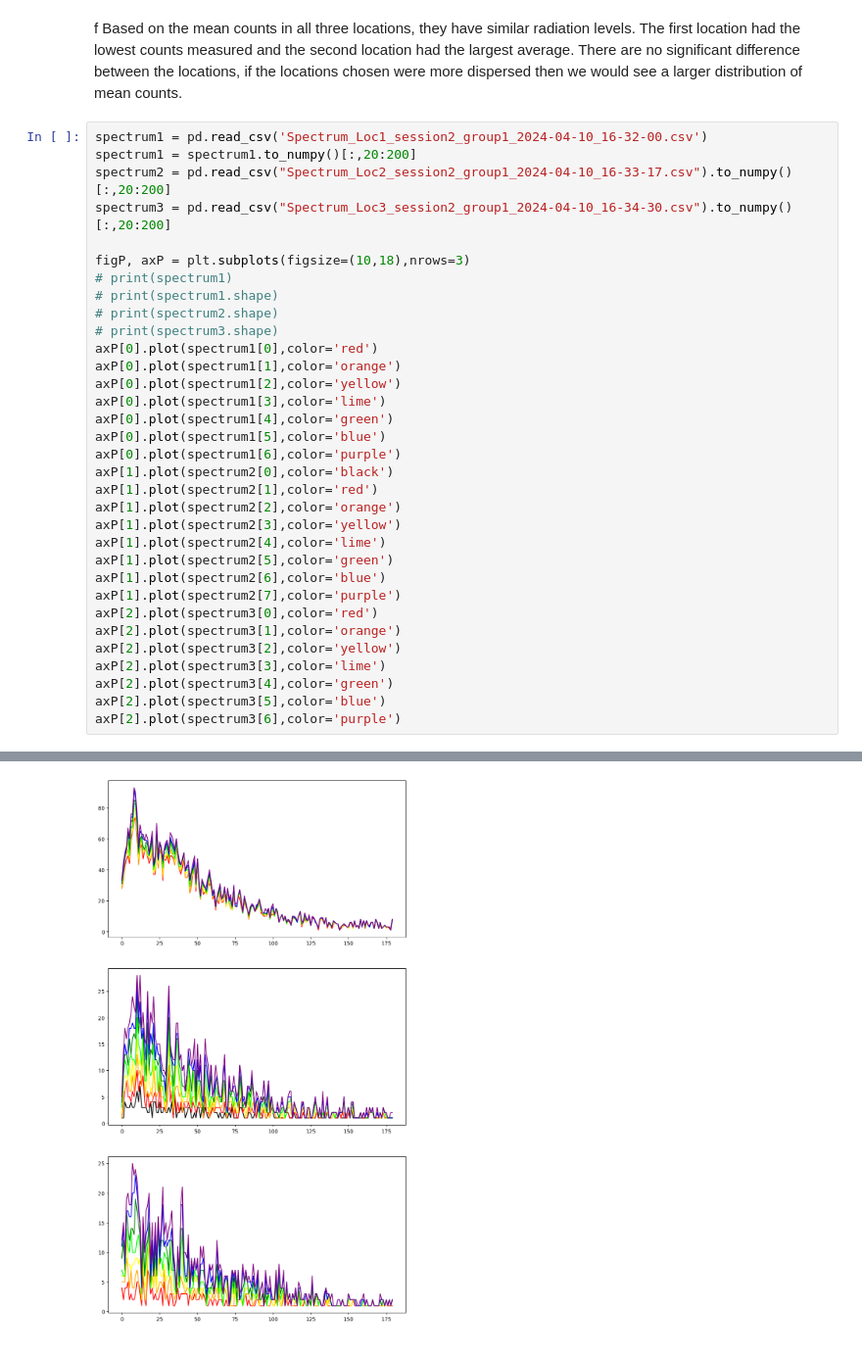
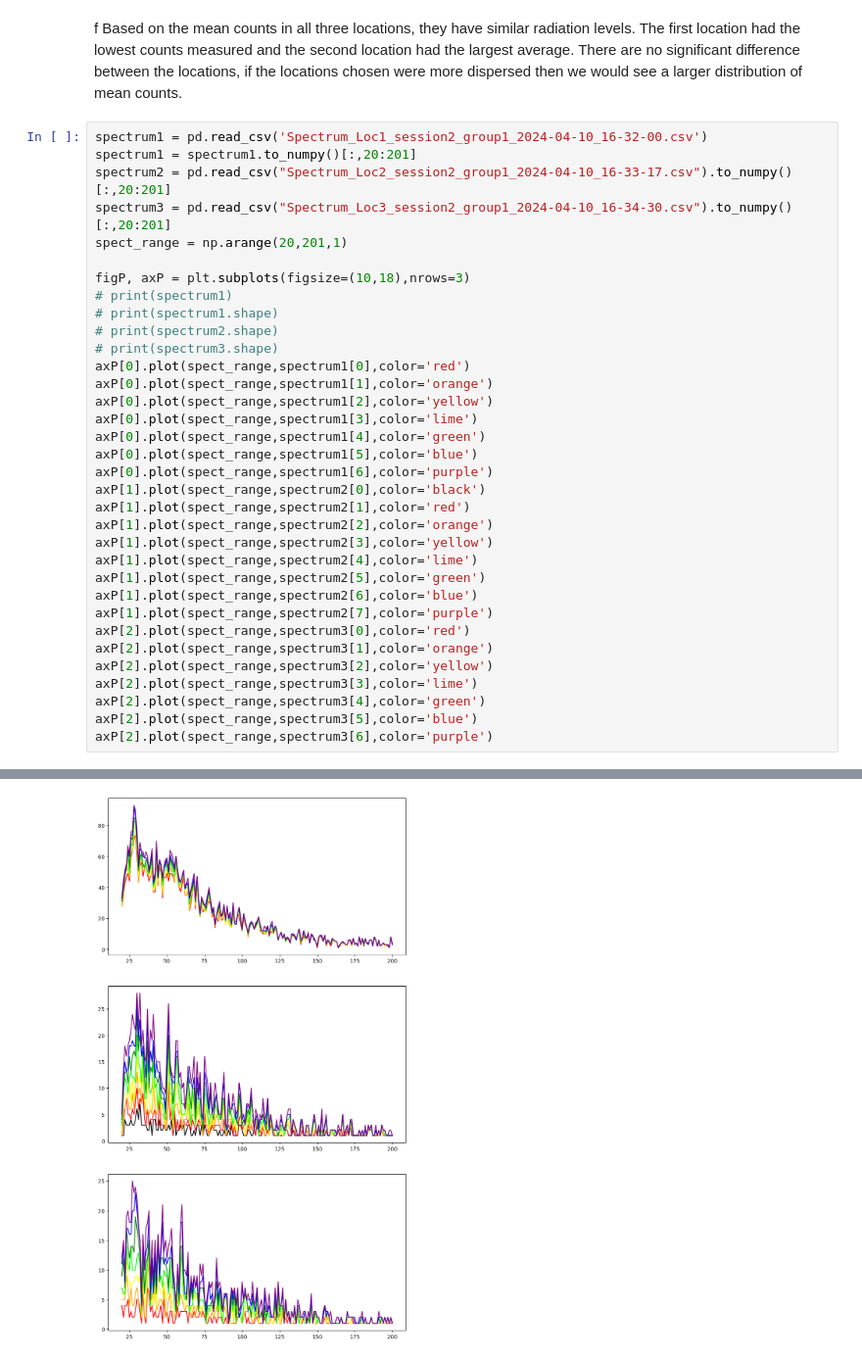
Before and after one commit to Kaiel0904/E11_KyleLink, a Jupyter notebook: Week13_part3.ipynb, the cells around one changed output, grey strips where cells are left out. Shown at 98% size. Cells and saved outputs as stored; diff of their text form.

Commit message:
Updating the spectrum graphs

```diff
--- a/Week13_part3.ipynb
+++ b/Week13_part3.ipynb
@@ -148,37 +148,38 @@ f
 Based on the mean counts in all three locations, they have similar radiation levels. The first location had the lowest counts measured and the second location had the largest average. There are no significant difference between the locations, if the locations chosen were more dispersed then we would see a larger distribution of mean counts.
 # %%
 spectrum1 = pd.read_csv('Spectrum_Loc1_session2_group1_2024-04-10_16-32-00.csv')
-spectrum1 = spectrum1.to_numpy()[:,20:200]
-spectrum2 = pd.read_csv("Spectrum_Loc2_session2_group1_2024-04-10_16-33-17.csv").to_numpy()[:,20:200]
-spectrum3 = pd.read_csv("Spectrum_Loc3_session2_group1_2024-04-10_16-34-30.csv").to_numpy()[:,20:200]
+spectrum1 = spectrum1.to_numpy()[:,20:201]
+spectrum2 = pd.read_csv("Spectrum_Loc2_session2_group1_2024-04-10_16-33-17.csv").to_numpy()[:,20:201]
+spectrum3 = pd.read_csv("Spectrum_Loc3_session2_group1_2024-04-10_16-34-30.csv").to_numpy()[:,20:201]
+spect_range = np.arange(20,201,1)
 
 figP, axP = plt.subplots(figsize=(10,18),nrows=3)
 # print(spectrum1)
 # print(spectrum1.shape)
 # print(spectrum2.shape)
 # print(spectrum3.shape)
-axP[0].plot(spectrum1[0],color='red')
-axP[0].plot(spectrum1[1],color='orange')
-axP[0].plot(spectrum1[2],color='yellow')
-axP[0].plot(spectrum1[3],color='lime')
-axP[0].plot(spectrum1[4],color='green')
-axP[0].plot(spectrum1[5],color='blue')
-axP[0].plot(spectrum1[6],color='purple')
-axP[1].plot(spectrum2[0],color='black')
-axP[1].plot(spectrum2[1],color='red')
-axP[1].plot(spectrum2[2],color='orange')
-axP[1].plot(spectrum2[3],color='yellow')
-axP[1].plot(spectrum2[4],color='lime')
-axP[1].plot(spectrum2[5],color='green')
-axP[1].plot(spectrum2[6],color='blue')
-axP[1].plot(spectrum2[7],color='purple')
-axP[2].plot(spectrum3[0],color='red')
-axP[2].plot(spectrum3[1],color='orange')
-axP[2].plot(spectrum3[2],color='yellow')
-axP[2].plot(spectrum3[3],color='lime')
-axP[2].plot(spectrum3[4],color='green')
-axP[2].plot(spectrum3[5],color='blue')
-axP[2].plot(spectrum3[6],color='purple')
+axP[0].plot(spect_range,spectrum1[0],color='red')
+axP[0].plot(spect_range,spectrum1[1],color='orange')
+axP[0].plot(spect_range,spectrum1[2],color='yellow')
+axP[0].plot(spect_range,spectrum1[3],color='lime')
+axP[0].plot(spect_range,spectrum1[4],color='green')
+axP[0].plot(spect_range,spectrum1[5],color='blue')
+axP[0].plot(spect_range,spectrum1[6],color='purple')
+axP[1].plot(spect_range,spectrum2[0],color='black')
+axP[1].plot(spect_range,spectrum2[1],color='red')
+axP[1].plot(spect_range,spectrum2[2],color='orange')
+axP[1].plot(spect_range,spectrum2[3],color='yellow')
+axP[1].plot(spect_range,spectrum2[4],color='lime')
+axP[1].plot(spect_range,spectrum2[5],color='green')
+axP[1].plot(spect_range,spectrum2[6],color='blue')
+axP[1].plot(spect_range,spectrum2[7],color='purple')
+axP[2].plot(spect_range,spectrum3[0],color='red')
+axP[2].plot(spect_range,spectrum3[1],color='orange')
+axP[2].plot(spect_range,spectrum3[2],color='yellow')
+axP[2].plot(spect_range,spectrum3[3],color='lime')
+axP[2].plot(spect_range,spectrum3[4],color='green')
+axP[2].plot(spect_range,spectrum3[5],color='blue')
+axP[2].plot(spect_range,spectrum3[6],color='purple')
 # %% [output]
 [<matplotlib.lines.Line2D at 0x...>]
-[figure, old version]
+[figure, new version]
```
